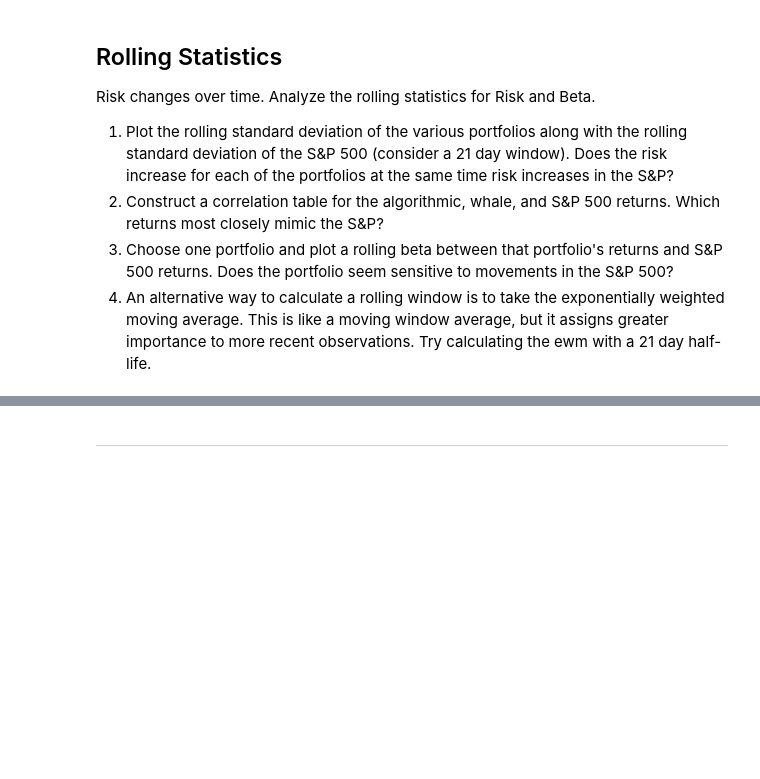
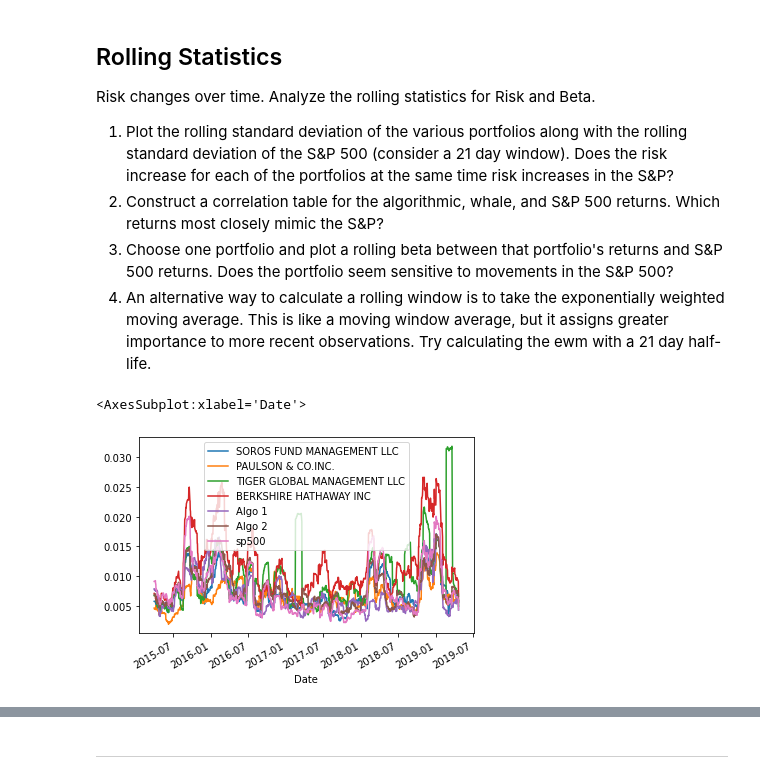
Before and after one commit to SeminoleCasa/hw-3, a Jupyter notebook: Instructions/Starter_Code/whale_analysis.ipynb, the cells around one changed output, grey strips where cells are left out. Cells and saved outputs as stored; diff of their text form; code cells hidden in the pictures; blank space fills up the shorter version.

```diff
--- a/Instructions/Starter_Code/whale_analysis.ipynb
+++ b/Instructions/Starter_Code/whale_analysis.ipynb
@@ -270,5 +284,9 @@ Risk changes over time. Analyze the rolling statistics for Risk and Beta.
 # %%
 # Calculate and plot the rolling standard deviation for
 # the S&P 500 and whale portfolios using a 21 trading day window
+combined_returns.rolling(window=21).std().plot()
+# %% [output]
+<AxesSubplot:xlabel='Date'>
+[figure, added]
 # %%
 # Construct a correlation table
```
Also changed, not shown: parts of 8 cells of this notebook, 4 other files.
